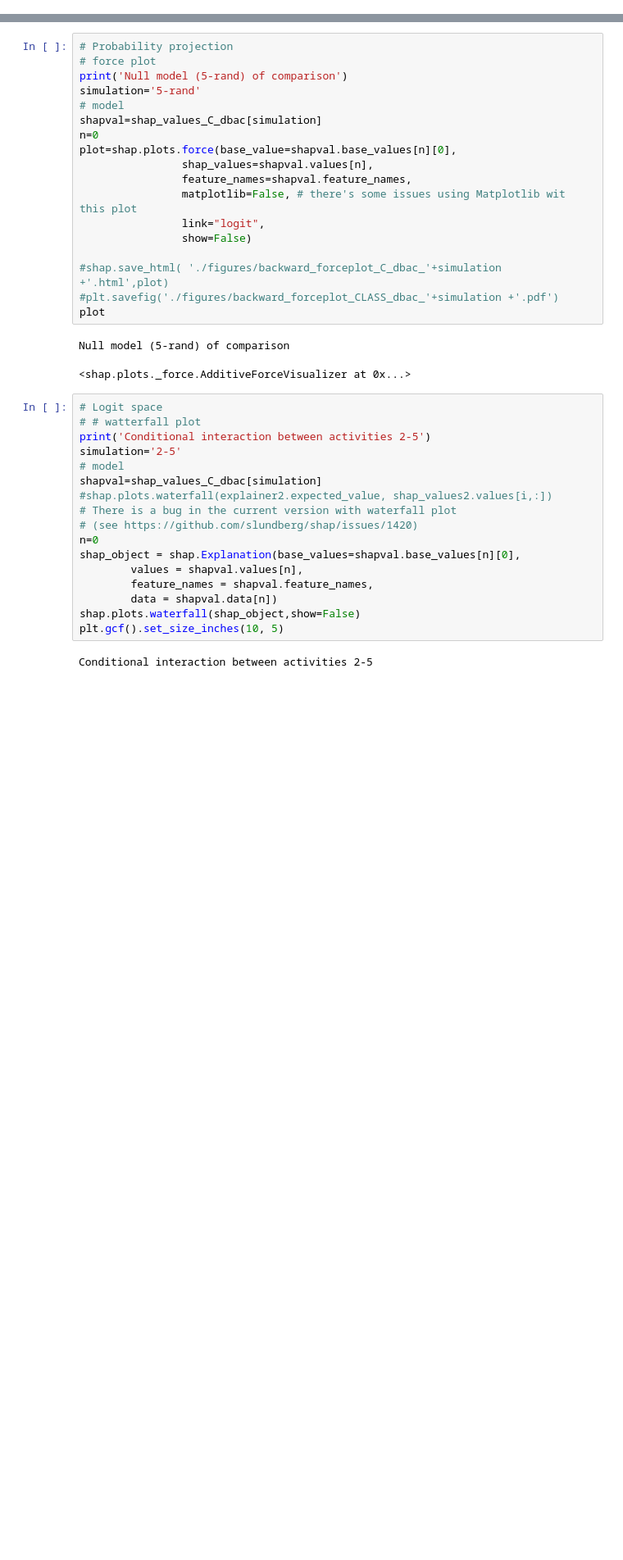
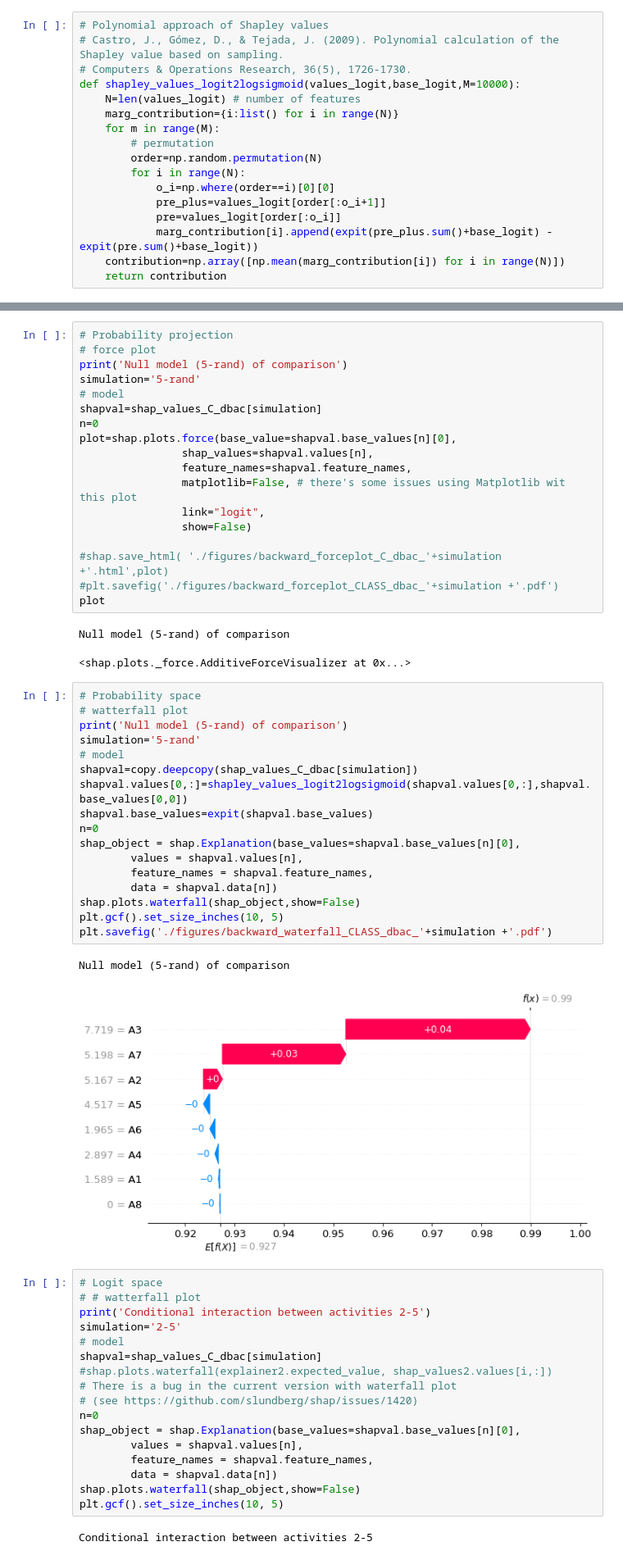
Before and after one commit to jismartin/sheva, a Jupyter notebook: sheva_shapley_backward_analysis.ipynb, the cells around one changed output, grey strips where cells are left out. Shown: that part at 82% size. Saved outputs shown, nothing was run; the diff lists cells and outputs as text; blank space fills up the shorter version.

Commit message:
Correct waterfall plot for classification

```diff
--- a/sheva_shapley_backward_analysis.ipynb
+++ b/sheva_shapley_backward_analysis.ipynb
@@ -303,6 +302,23 @@ for simulation in ['5-rand','2-5']:
   shap_values_C_dbac[simulation]=pickle.load(open('./data/shap_values_backward_C_dbac_' + simulation + '.pkl', 'rb'))
 # %% [markdown]
 ### Shapley plots
+# %%
+# Polynomial approach of Shapley values
+# Castro, J., Gómez, D., & Tejada, J. (2009). Polynomial calculation of the Shapley value based on sampling.
+# Computers & Operations Research, 36(5), 1726-1730.
+def shapley_values_logit2logsigmoid(values_logit,base_logit,M=10000):
+    N=len(values_logit) # number of features
+    marg_contribution={i:list() for i in range(N)}
+    for m in range(M):
+        # permutation
+        order=np.random.permutation(N)
+        for i in range(N):
+            o_i=np.where(order==i)[0][0]
+            pre_plus=values_logit[order[:o_i+1]]
+            pre=values_logit[order[:o_i]]
+            marg_contribution[i].append(expit(pre_plus.sum()+base_logit) - expit(pre.sum()+base_logit))
+    contribution=np.array([np.mean(marg_contribution[i]) for i in range(N)])
+    return contribution
 # %%
 # Logit space
 # watterfall plot
@@ -344,6 +360,26 @@ plot
 # %% [output]
 Null model (5-rand) of comparison
 <shap.plots._force.AdditiveForceVisualizer at 0x...>
+# %%
+# Probability space
+# watterfall plot
+print('Null model (5-rand) of comparison')
+simulation='5-rand'
+# model
+shapval=copy.deepcopy(shap_values_C_dbac[simulation])
+shapval.values[0,:]=shapley_values_logit2logsigmoid(shapval.values[0,:],shapval.base_values[0,0])
+shapval.base_values=expit(shapval.base_values)
+n=0
+shap_object = shap.Explanation(base_values=shapval.base_values[n][0],
+        values = shapval.values[n],
+        feature_names = shapval.feature_names,
+        data = shapval.data[n])
+shap.plots.waterfall(shap_object,show=False)
+plt.gcf().set_size_inches(10, 5)
+plt.savefig('./figures/backward_waterfall_CLASS_dbac_'+simulation +'.pdf')
+# %% [output]
+Null model (5-rand) of comparison
+[figure, added]
 # %%
 # Logit space
 # # watterfall plot
```
Also changed, not shown: parts of 2 cells of this notebook, 3 other files.
